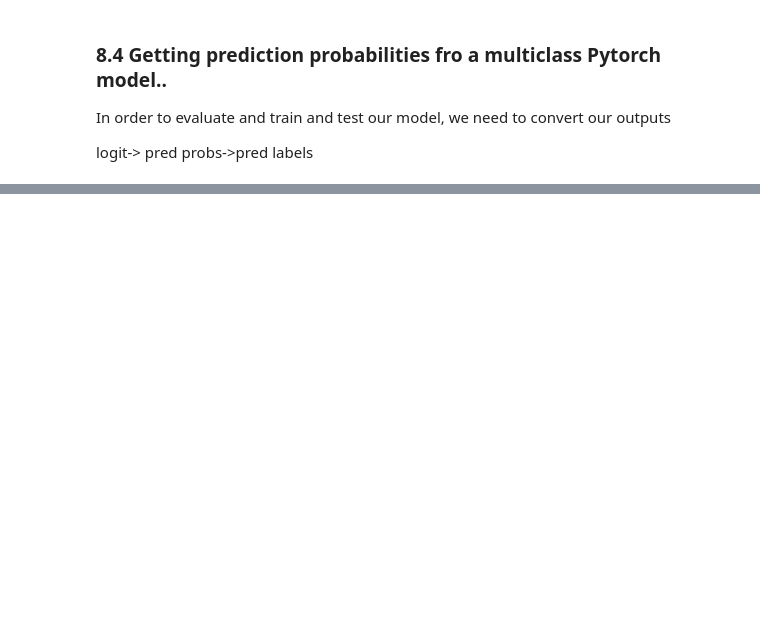
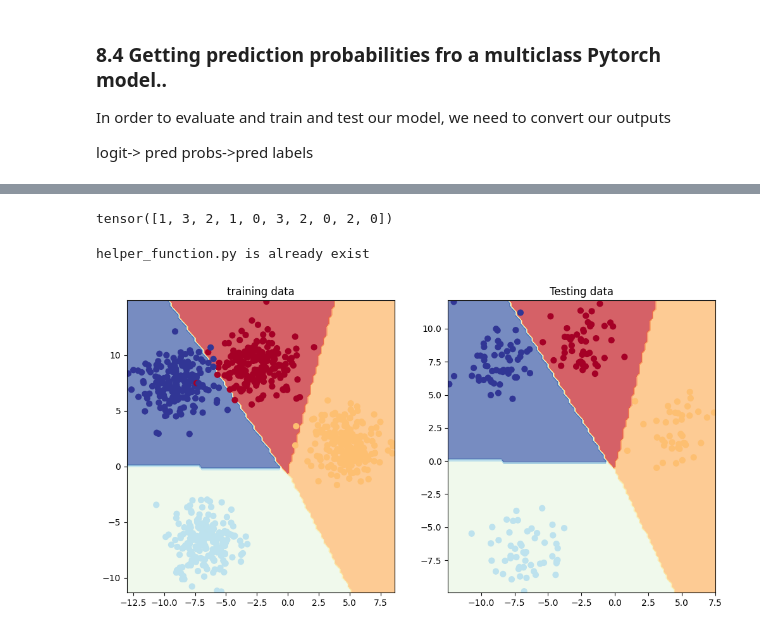
Before and after one commit to aaron-v19/practice, a Jupyter notebook: Neural_Network_Classifier.ipynb, the cells around one changed output, grey strips where cells are left out. Saved outputs shown, nothing was run; the diff lists cells and outputs as text; code cells hidden in the pictures; blank space fills up the shorter version.

```diff
--- a/Neural_Network_Classifier.ipynb
+++ b/Neural_Network_Classifier.ipynb
@@ -922,7 +922,7 @@ X_blob,y_blob=make_blobs(n_samples=1000,
 
 #2. Turn dta into tensors
 X_blob=torch.from_numpy(X_blob).type(torch.float)
-y_blob=torch.from_numpy(y_blob).type(torch.float)
+y_blob=torch.from_numpy(y_blob).type(torch.LongTensor)
 
 #3 Split into train and test set
 X_train,X_test,y_train,y_test=train_test_split(X_blob,
@@ -1055,0 +1076,6 @@ tensor([[0.3169, 0.3244, 0.1405, 0.2182],
+# %%
+# Calculate Accuracy
+def accuracy_fn(y_true,y_pred):
+  correct=torch.eq(y_true,y_pred).sum().item()
+  acc=(correct/len(y_pred))*100
+  return acc
@@ -1055,0 +1170,33 @@ tensor([[0.3169, 0.3244, 0.1405, 0.2182],
+# %%
+# go from pred probs to pred labels
+y_preds=torch.argmax(y_pred_probs,dim=1)
+y_preds[:10]
+# %% [output]
+tensor([1, 3, 2, 1, 0, 3, 2, 0, 2, 0])
+# %%
+import requests
+from pathlib import Path
+
+#Download helper functions from Learn pytorch
+
+if Path("helper_functions.py").is_file():
+  print("helper_function.py is already exist")
+else:
+  print("Download helper_function.py")
+  request=requests.get("https://raw.githubusercontent.com/mrdbourke/pytorch-deep-learning/main/helper_functions.py")
+  with open("helper_functions.py","wb") as f:
+    f.write(request.content)
+
+from helper_functions import plot_decision_boundary,plot_predictions
+# %% [output]
+helper_function.py is already exist
+# %%
+plt.figure(figsize=(12,6))
+plt.subplot(1,2,1)
+plt.title("training data")
+plot_decision_boundary(model_4,X_train,y_train)
+plt.subplot(1,2,2)
+plt.title("Testing data")
+plot_decision_boundary(model_4,X_test,y_test)
+# %% [output]
+[figure, added]
```
Also changed, not shown: parts of 18 cells of this notebook.
